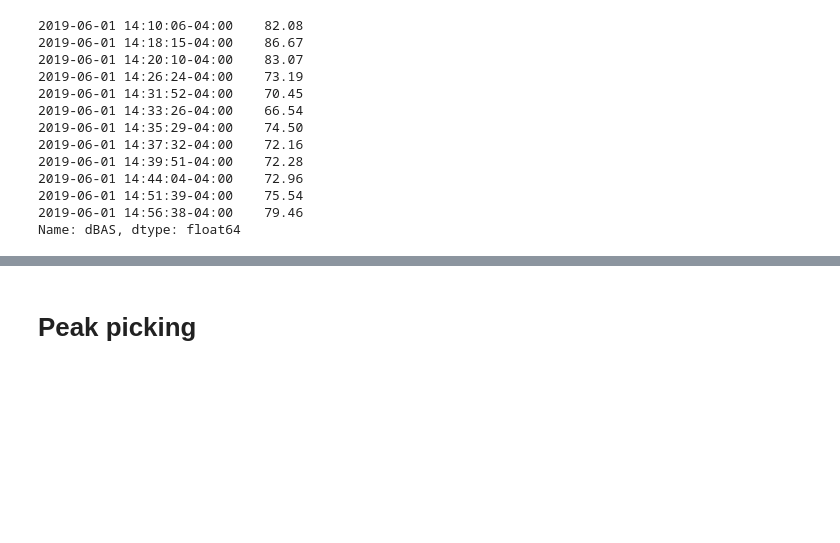
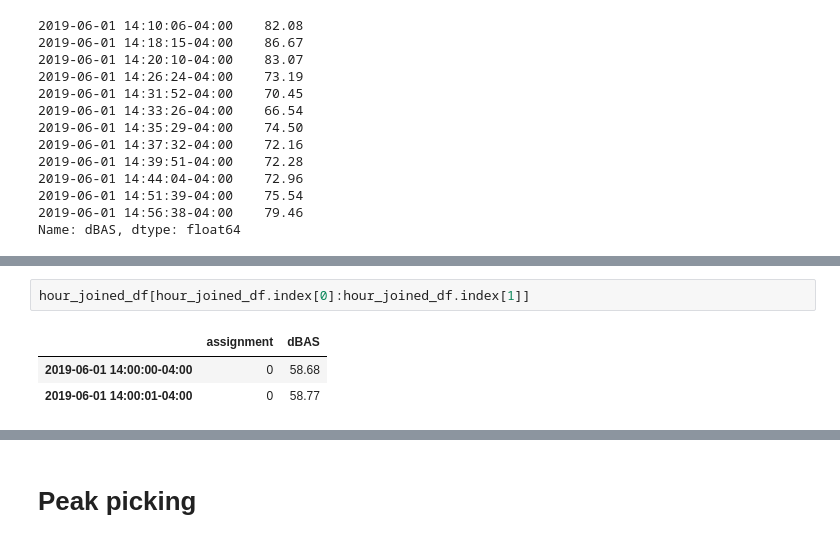
Before and after one commit to marin-hyatt/public-redhook-analysis, a Jupyter notebook: Truck_Analysis.ipynb, the cells around one changed output, grey strips where cells are left out. Drawn from its saved outputs; the diff is of its cells as text; blank space fills up the shorter version.

```diff
--- a/Truck_Analysis.ipynb
+++ b/Truck_Analysis.ipynb
@@ -908 +904,7 @@ datetime.datetime(2019, 6, 1, 14, 0, 40, tzinfo=<DstTzInfo 'US/Eastern' EDT-1 da
+# %%
+hour_joined_df[hour_joined_df.index[0]:hour_joined_df.index[1]]
+# %% [output]
+|  | assignment | dBAS |
+| 2019-06-01 14:00:00-04:00 | 0 | 58.68 |
+| 2019-06-01 14:00:01-04:00 | 0 | 58.77 |
 # %%
```
Also changed, not shown: parts of 5 cells of this notebook.
